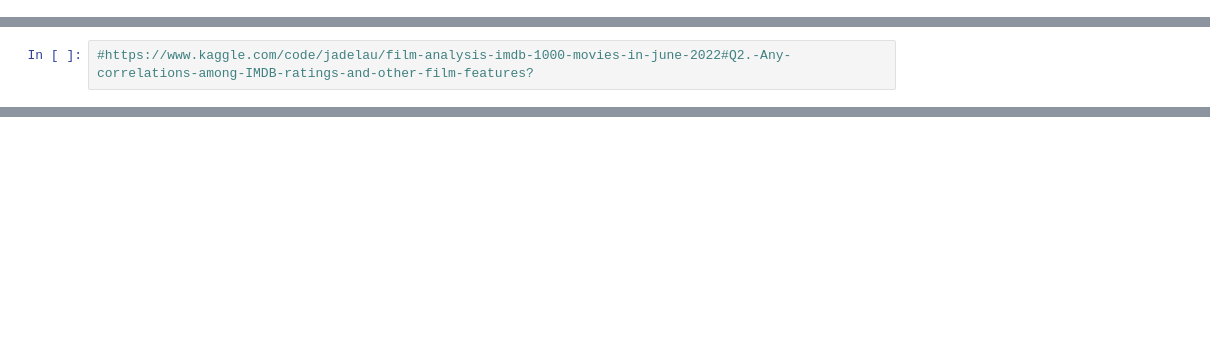
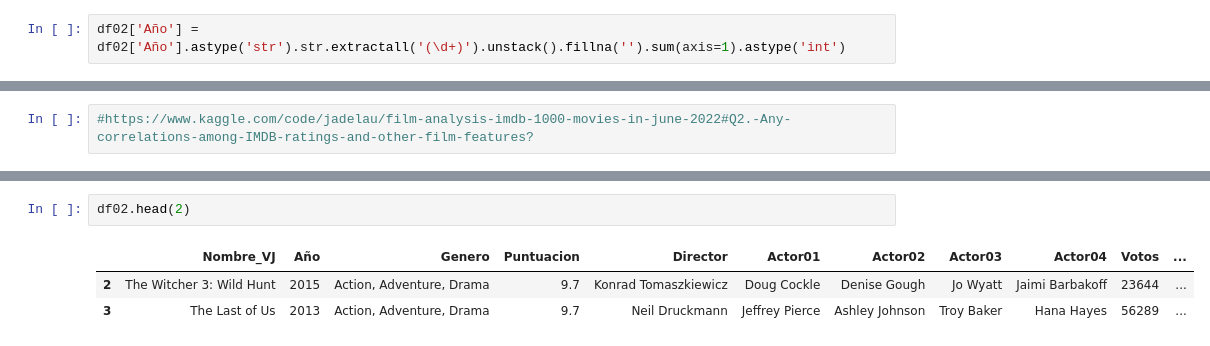
Before and after one commit to piero0090/RepoData2, a Jupyter notebook: Python_Analisis.ipynb, the cells around one changed output, grey strips where cells are left out. Cells and saved outputs as stored; diff of their text form; blank space fills up the shorter version.

```diff
--- a/Python_Analisis.ipynb
+++ b/Python_Analisis.ipynb
@@ -118,3 +118,5 @@ df01.head(3)
 | 1 | The Shawshank Redemption | 1994 | R | 142 | Drama | 9.3 | Frank Darabont | Tim Robbins | Morgan Freeman | ... |
 | 2 | The Godfather | 1972 | R | 175 | Crime, Drama | 9.2 | Francis Ford Coppola | Marlon Brando | Al Pacino | ... |
 | 3 | The Dark Knight | 2008 | PG-13 | 152 | Action, Crime, Drama | 9.0 | Christopher Nolan | Christian Bale | Heath Ledger | ... |
+# %%
+df02['Año'] = df02['Año'].astype('str').str.extractall('(\d+)').unstack().fillna('').sum(axis=1).astype('int')
@@ -122,0 +144,6 @@ df01.head(3)
+# %%
+df02.head(2)
+# %% [output]
+|  | Nombre_VJ | Año | Genero | Puntuacion | Director | Actor01 | Actor02 | Actor03 | Actor04 | Votos | ... |
+| 2 | The Witcher 3: Wild Hunt | 2015 | Action, Adventure, Drama | 9.7 | Konrad Tomaszkiewicz | Doug Cockle | Denise Gough | Jo Wyatt | Jaimi Barbakoff | 23644 | ... |
+| 3 | The Last of Us | 2013 | Action, Adventure, Drama | 9.7 | Neil Druckmann | Jeffrey Pierce | Ashley Johnson | Troy Baker | Hana Hayes | 56289 | ... |
```
Also changed, not shown: parts of 17 cells of this notebook.
